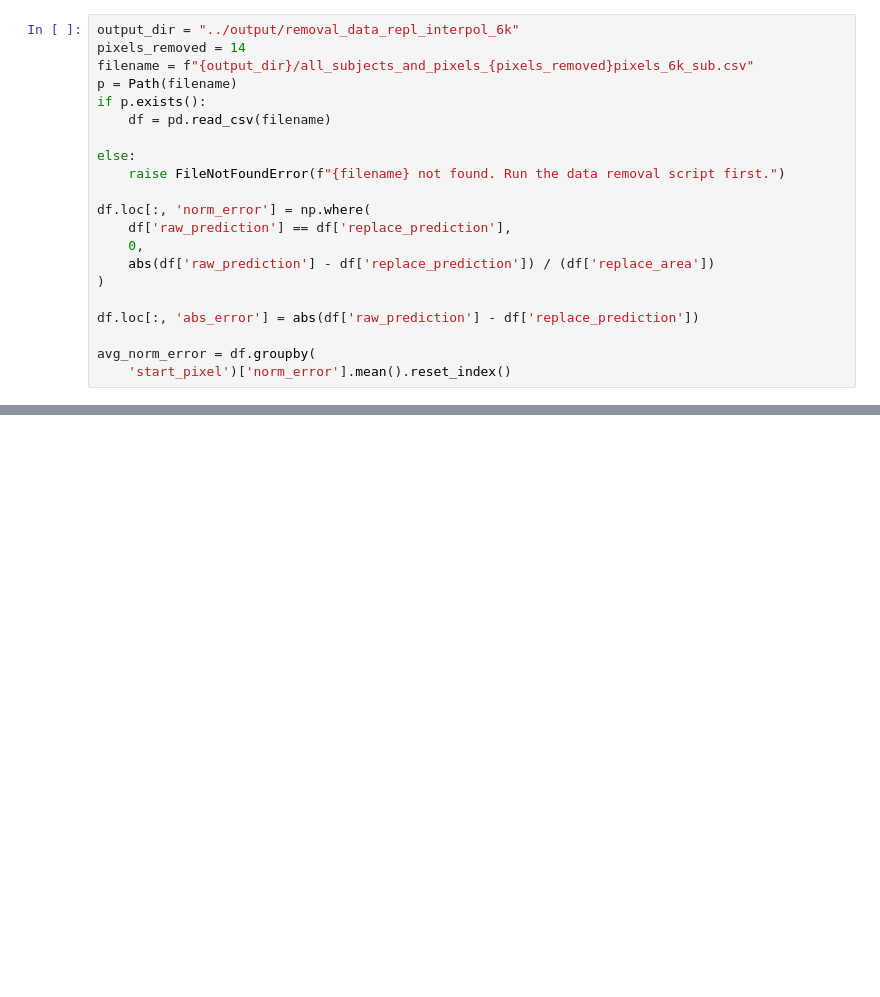
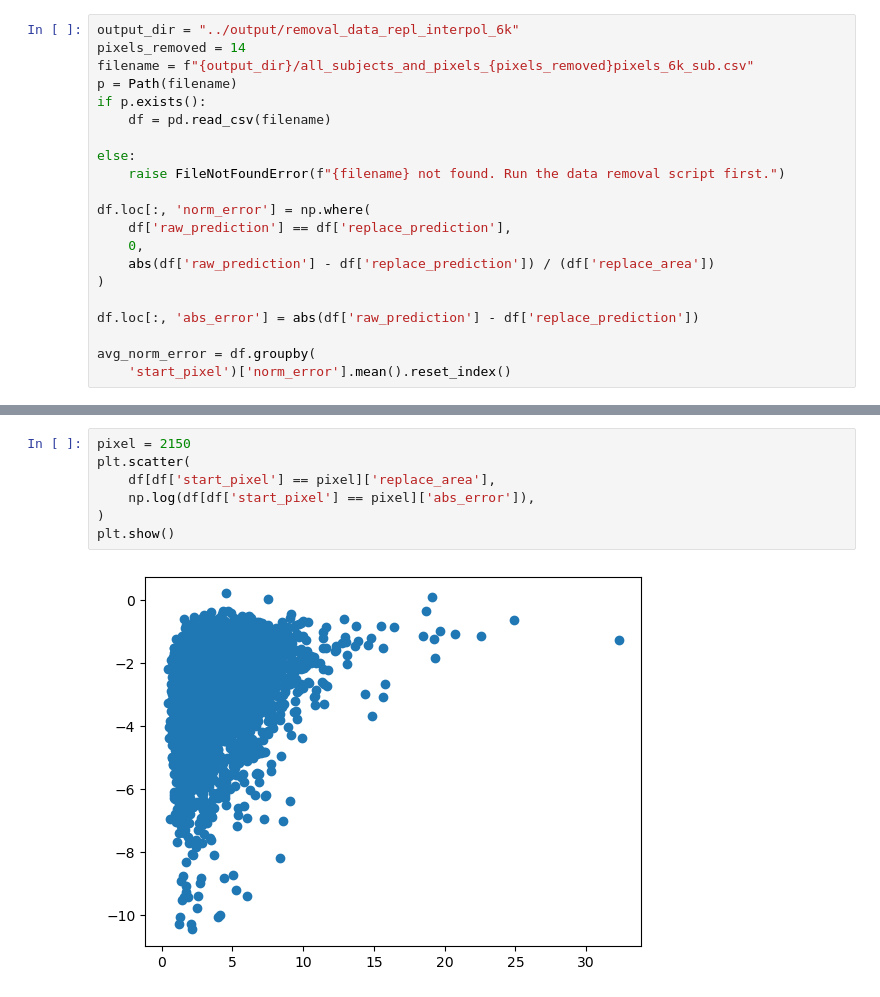
Before and after one commit to sanhitamj/ecg_unravel, a Jupyter notebook: notebooks/error_norm.ipynb, the cells around one changed output, grey strips where cells are left out. Drawn from its saved outputs; the diff is of its cells as text; blank space fills up the shorter version.

```diff
--- a/notebooks/error_norm.ipynb
+++ b/notebooks/error_norm.ipynb
@@ -342,0 +421,9 @@ plt.show()
+# %%
+pixel = 2150
+plt.scatter(
+    df[df['start_pixel'] == pixel]['replace_area'],
+    np.log(df[df['start_pixel'] == pixel]['abs_error']),
+)
+plt.show()
+# %% [output]
+[figure, added]
```
Also changed, not shown: parts of 23 cells of this notebook.
